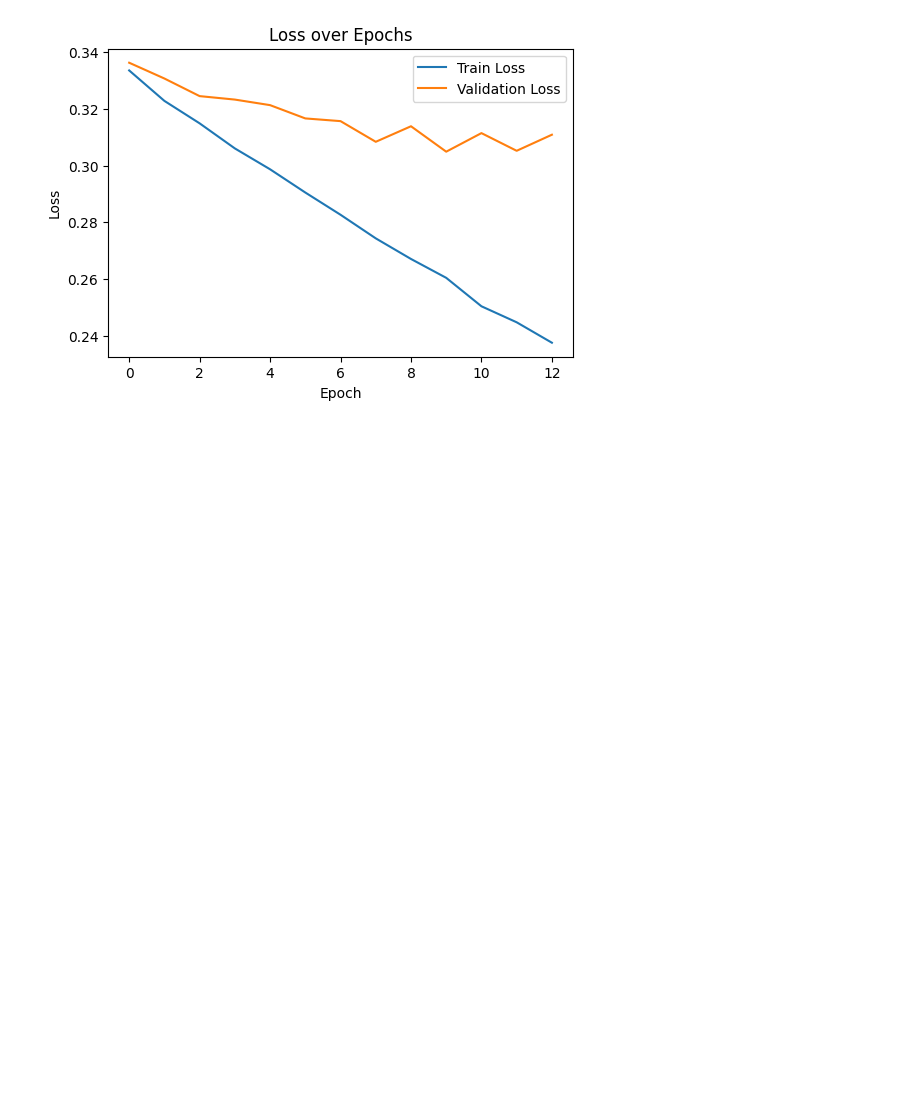
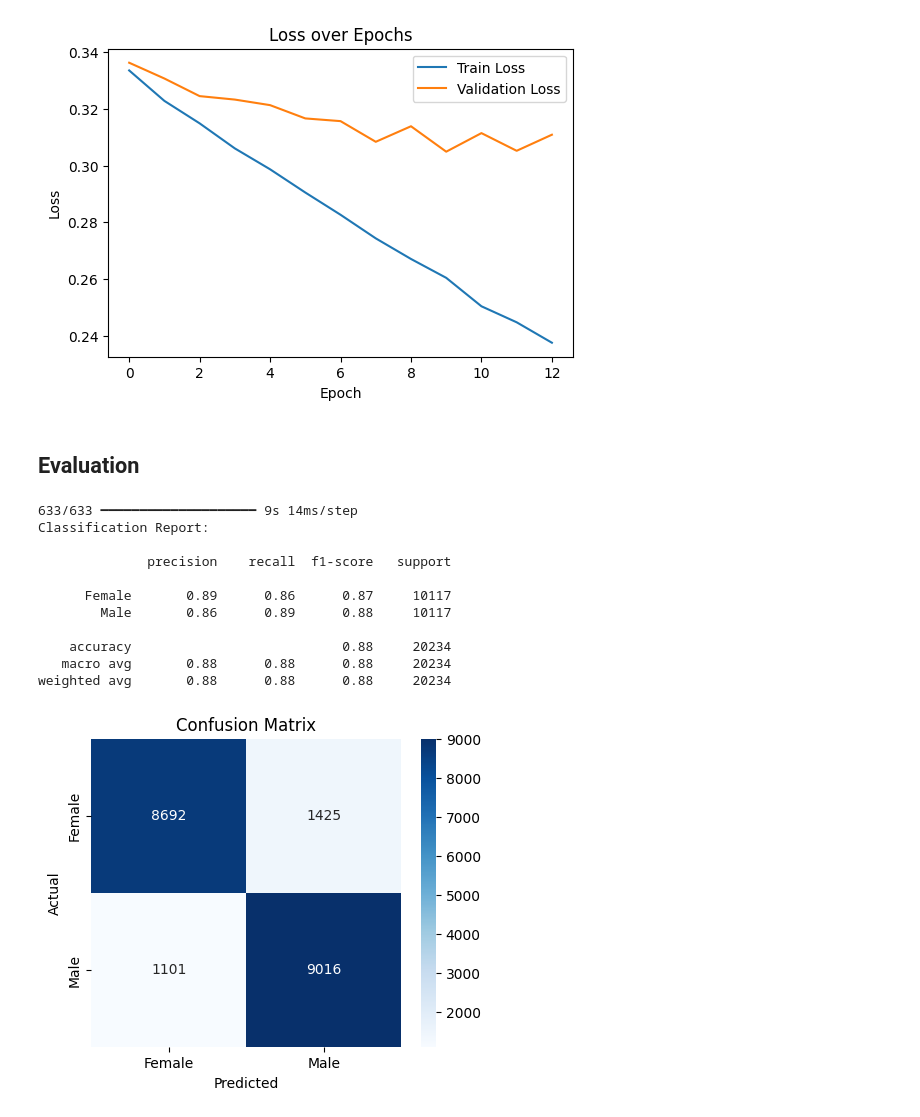
Before and after one commit to zubair-ui/Gender-Classification-from-Names, a Jupyter notebook: gender-by-name.ipynb, the cells around one changed output. Cells and saved outputs as stored; diff of their text form; code cells hidden in the pictures; blank space fills up the shorter version.

Commit message:
Evaluation Complete

```diff
--- a/gender-by-name.ipynb
+++ b/gender-by-name.ipynb
@@ -245,3 +245,40 @@ plt.show()
 # %% [output]
 [figure]
 [figure]
+# %% [markdown]
+## Evaluation
+# %%
+from tensorflow.keras.models import load_model
+
+best_model = load_model("/kaggle/working/best_gender_name_lstm.h5")
+
+y_pred_prob = best_model.predict(X_test)
+y_pred = (y_pred_prob > 0.5).astype(int).flatten()
+
+print("Classification Report:\n")
+print(classification_report(y_test, y_pred, target_names=['Female', 'Male']))
+
+cm = confusion_matrix(y_test, y_pred)
+
+plt.figure(figsize=(5,4))
+sns.heatmap(cm, annot=True, fmt='d', cmap='Blues',
+            xticklabels=['Female', 'Male'],
+            yticklabels=['Female', 'Male'])
+plt.xlabel('Predicted')
+plt.ylabel('Actual')
+plt.title('Confusion Matrix')
+plt.savefig("confusion_matrix.png", dpi=300, bbox_inches='tight')
+plt.show()
+# %% [output]
+633/633 ━━━━━━━━━━━━━━━━━━━━ 9s 14ms/step
+Classification Report:
+
+              precision    recall  f1-score   support
+
+      Female       0.89      0.86      0.87     10117
+        Male       0.86      0.89      0.88     10117
+
+    accuracy                           0.88     20234
+   macro avg       0.88      0.88      0.88     20234
+weighted avg       0.88      0.88      0.88     20234
+[figure, added]
```
Also changed, not shown: 1 other file.
